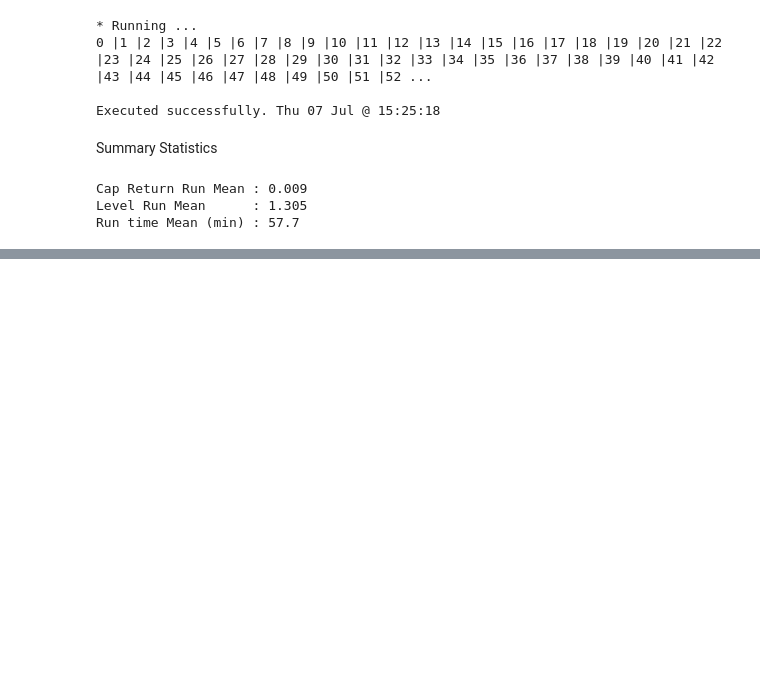
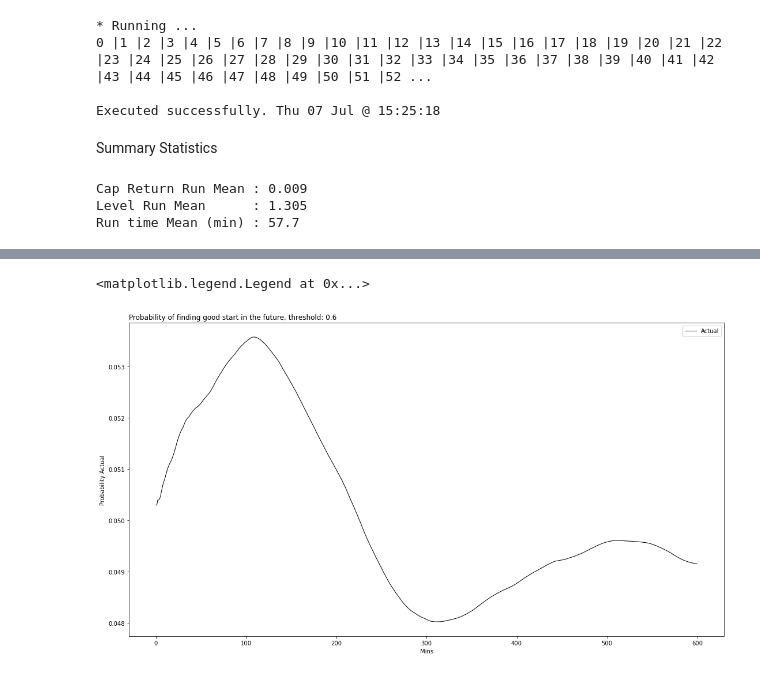
Before and after one commit to Kevin-Hayabusa/crypto_ml, a Jupyter notebook: Modules/Mod_4b_ML.ipynb, the cells around one changed output, grey strips where cells are left out. Cells and saved outputs as stored; diff of their text form; code cells hidden in the pictures; blank space fills up the shorter version.

```diff
--- a/Modules/Mod_4b_ML.ipynb
+++ b/Modules/Mod_4b_ML.ipynb
@@ -1592,0 +1727,19 @@ Run time Mean (min) : 57.7
+# %%
+# Plot the average of averages over good start times only for each window.
+
+# setting up the axes
+fig, axs = plt.subplots(1, 1)
+fig.set_size_inches(18.5, 10)
+
+# Compute dates for threshold choice
+Dat = Backtest_Data[Backtest_Data['Prob_Start'] > Plot_Threshold]['DateTime']
+
+axs.set_title('Probability of finding good start in the future, threshold: '+str(Group_Threshold), loc = 'left')
+axs.set_ylabel('Probability Actual')
+axs.set_xlabel('Mins')
+axs.plot(np.array(Analysis[Analysis_Actual['Indicator'] == 1].mean()), color = "black", lw = 1, label = 'Actual')
+# [axs.axvline(x=i, lw = 0.05, alpha = 0.1, color = 'r') for i in [60,120,180]]
+axs.legend(loc='upper right')
+# %% [output]
+<matplotlib.legend.Legend at 0x...>
+[figure, added]
```
Also changed, not shown: parts of 8 cells of this notebook.
